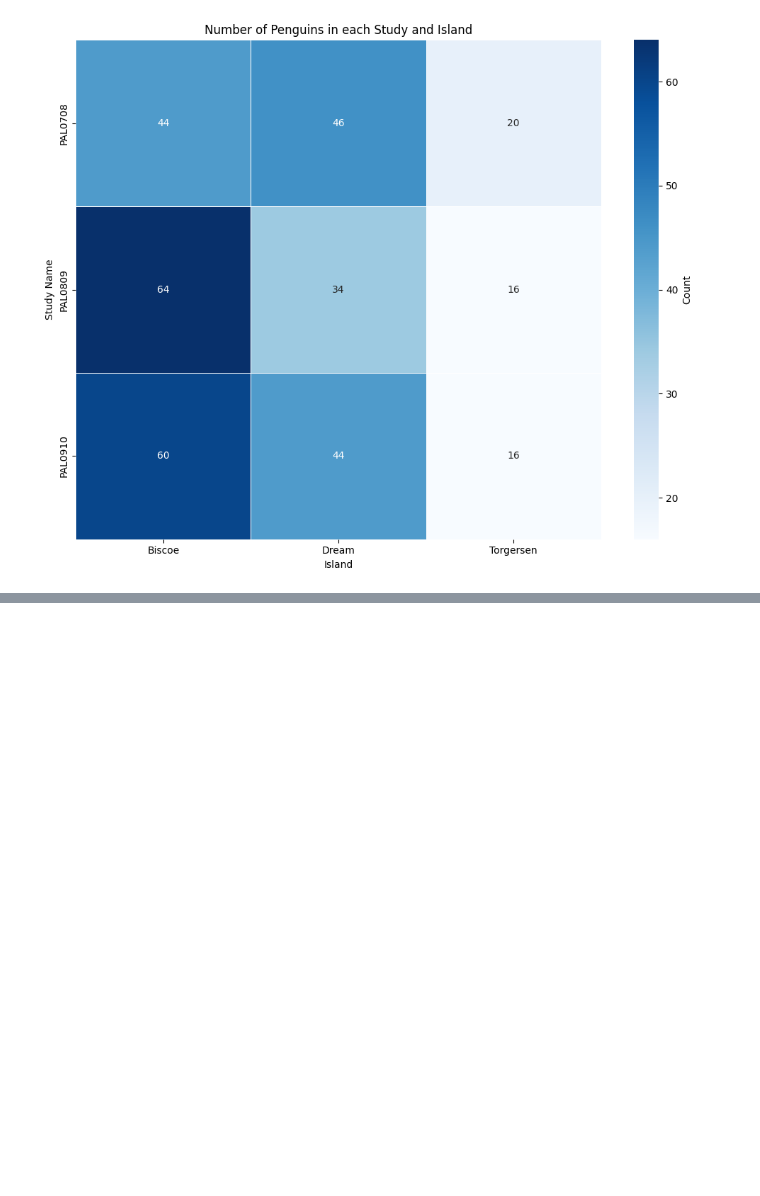
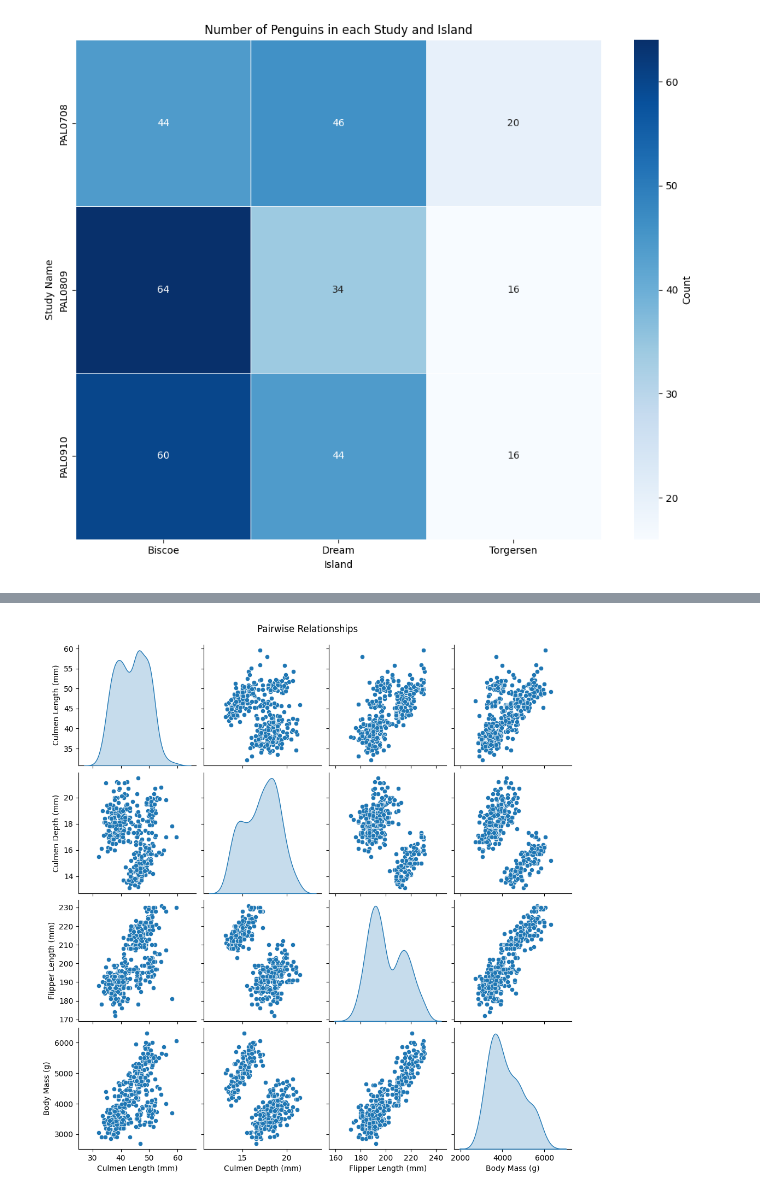
Before and after one commit to G-Bielokozowicz/Palmer-Archipelage-Penguins-Analysis, a Jupyter notebook: main.ipynb, the cells around one changed output, grey strips where cells are left out. Cells and saved outputs as stored; diff of their text form; code cells hidden in the pictures; blank space fills up the shorter version.

```diff
--- a/main.ipynb
+++ b/main.ipynb
@@ -159,0 +215,7 @@ plt.show()
+# %%
+# Pairwaise relationships
+sns.pairplot(df[["Culmen Length (mm)", "Culmen Depth (mm)", "Flipper Length (mm)", "Body Mass (g)"]], diag_kind="kde")
+plt.suptitle("Pairwise Relationships", y=1.02)
+plt.show()
+# %% [output]
+[figure, added]
```
Also changed, not shown: parts of 6 cells of this notebook.
